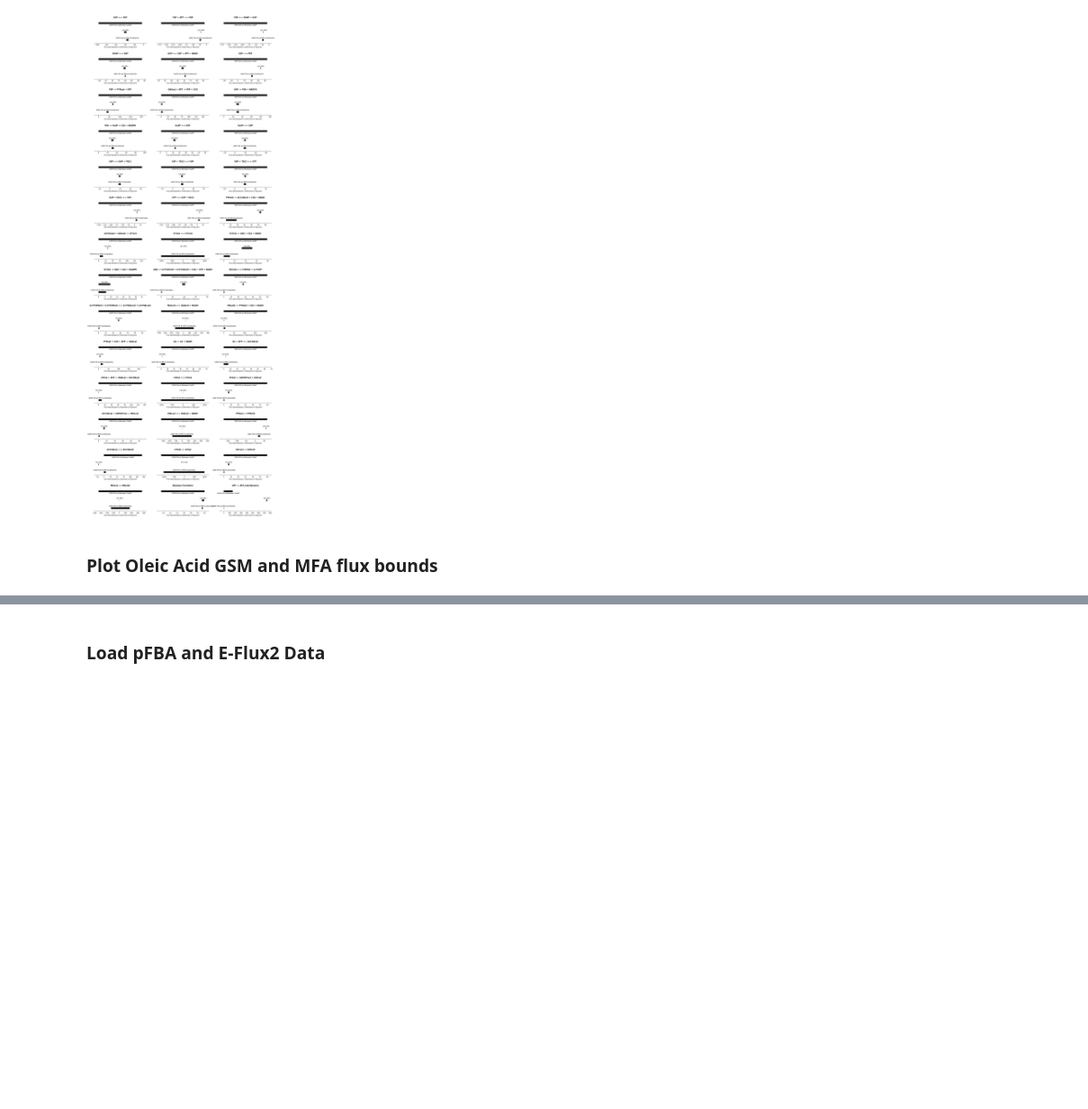
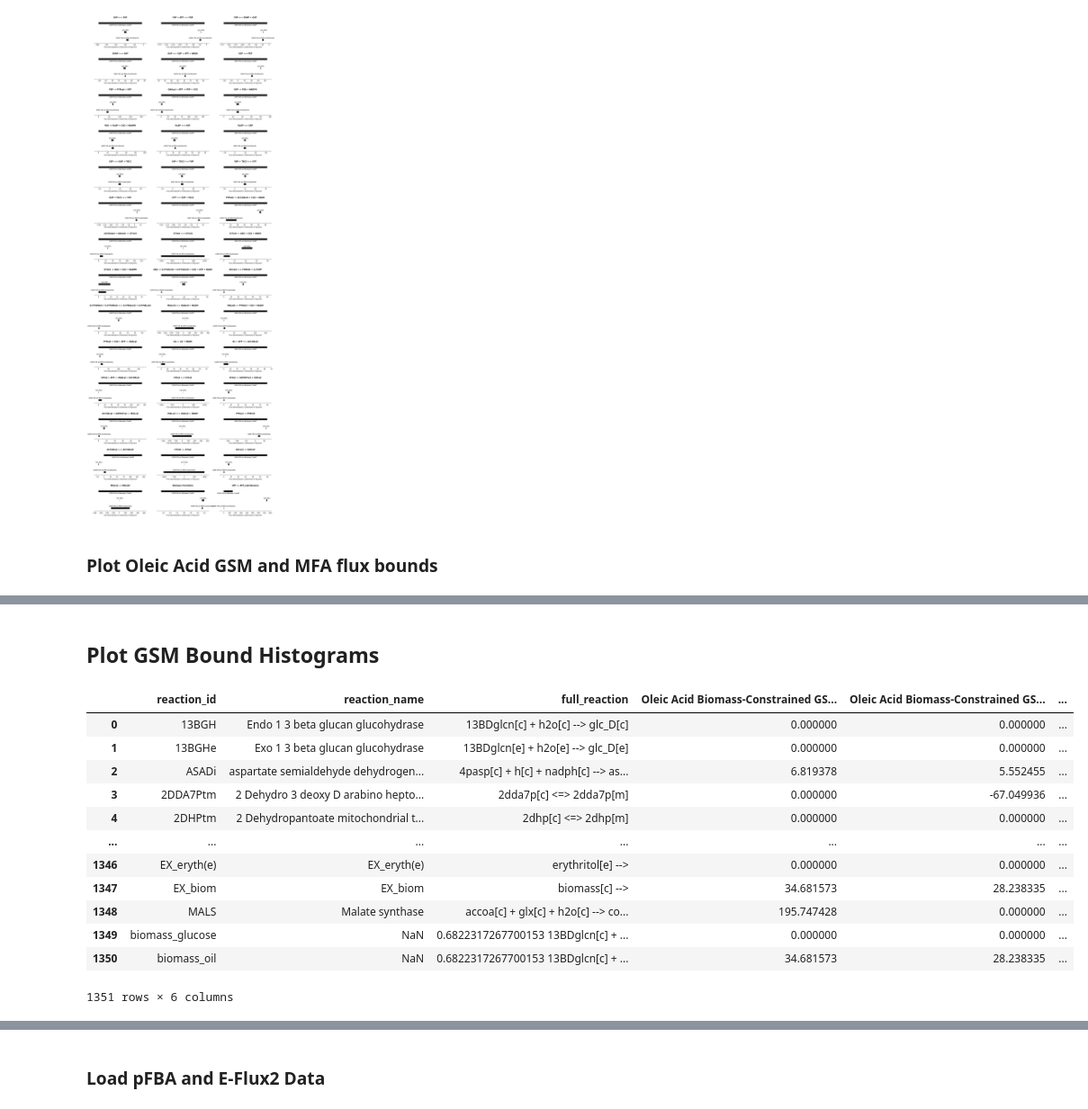
Before and after one commit to garrettroell/yarrrowia_eflux2, a Jupyter notebook: notebooks/D_gsm_sources_and_sinks.ipynb, the cells around one changed output, grey strips where cells are left out. Shown at 90% size. Cells and saved outputs as stored; diff of their text form; code cells hidden in the pictures; blank space fills up the shorter version.

```diff
--- a/notebooks/D_gsm_sources_and_sinks.ipynb
+++ b/notebooks/D_gsm_sources_and_sinks.ipynb
@@ -231,0 +114,28 @@ plot_rxn_gsm_bounds_grid(central_rxn_df=central_rxn_df, substrate='Oleic Acid')
+# %% [markdown]
+## Plot GSM Bound Histograms
+# %%
+# load biomass bound gsm fluxes
+glucose_biomass_bound_gsm_df = pd.read_csv('../results/gsm_fluxes/glucose_biomass_bound_gsm_fluxes.csv')
+glycerol_biomass_bound_gsm_df = pd.read_csv('../results/gsm_fluxes/glycerol_biomass_bound_gsm_fluxes.csv')
+oleic_acid_biomass_bound_gsm_df = pd.read_csv('../results/gsm_fluxes/oleic_acid_biomass_bound_gsm_fluxes.csv')
+
+# load mfa bound gsm fluxes
+glucose_mfa_bound_gsm_df = pd.read_csv('../results/gsm_fluxes/glucose_mfa_bound_gsm_fluxes.csv')
+glycerol_mfa_bound_gsm_df = pd.read_csv('../results/gsm_fluxes/glycerol_mfa_bound_gsm_fluxes.csv')
+oleic_acid_mfa_bound_gsm_df = pd.read_csv('../results/gsm_fluxes/oleic_acid_mfa_bound_gsm_fluxes.csv')
+
+oleic_acid_biomass_bound_gsm_df
+# %% [output]
+|  | reaction_id | reaction_name | full_reaction | Oleic Acid Biomass-Constrained GS... | Oleic Acid Biomass-Constrained GS... | ... |
+| 0 | 13BGH | Endo 1 3 beta glucan glucohydrase | 13BDglcn[c] + h2o[c] --> glc_D[c] | 0.000000 | 0.000000 | ... |
+| 1 | 13BGHe | Exo 1 3 beta glucan glucohydrase | 13BDglcn[e] + h2o[e] --> glc_D[e] | 0.000000 | 0.000000 | ... |
+| 2 | ASADi | aspartate semialdehyde dehydrogen... | 4pasp[c] + h[c] + nadph[c] --> as... | 6.819378 | 5.552455 | ... |
+| 3 | 2DDA7Ptm | 2 Dehydro 3 deoxy D arabino hepto... | 2dda7p[c] <=> 2dda7p[m] | 0.000000 | -67.049936 | ... |
+| 4 | 2DHPtm | 2 Dehydropantoate mitochondrial t... | 2dhp[c] <=> 2dhp[m] | 0.000000 | 0.000000 | ... |
+| ... | ... | ... | ... | ... | ... | ... |
+| 1346 | EX_eryth(e) | EX_eryth(e) | erythritol[e] --> | 0.000000 | 0.000000 | ... |
+| 1347 | EX_biom | EX_biom | biomass[c] --> | 34.681573 | 28.238335 | ... |
+| 1348 | MALS | Malate synthase | accoa[c] + glx[c] + h2o[c] --> co... | 195.747428 | 0.000000 | ... |
+| 1349 | biomass_glucose | NaN | 0.6822317267700153 13BDglcn[c] + ... | 0.000000 | 0.000000 | ... |
+| 1350 | biomass_oil | NaN | 0.6822317267700153 13BDglcn[c] + ... | 34.681573 | 28.238335 | ... |
+1351 rows × 6 columns
```
Also changed, not shown: parts of 15 cells of this notebook, 20 other files.
